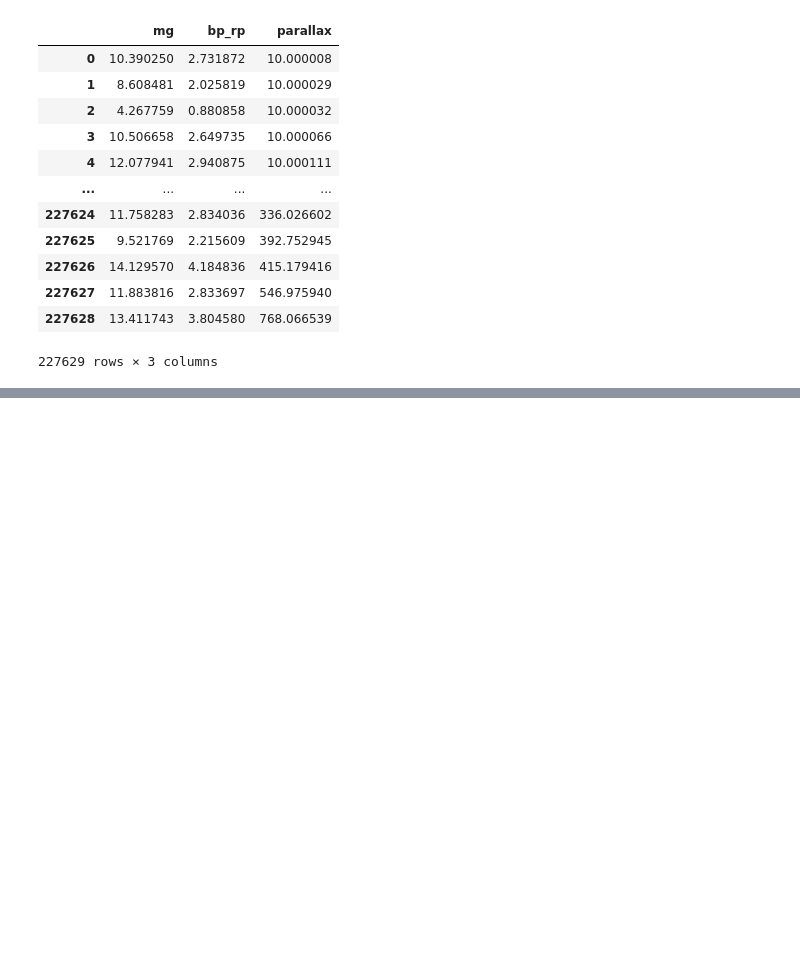
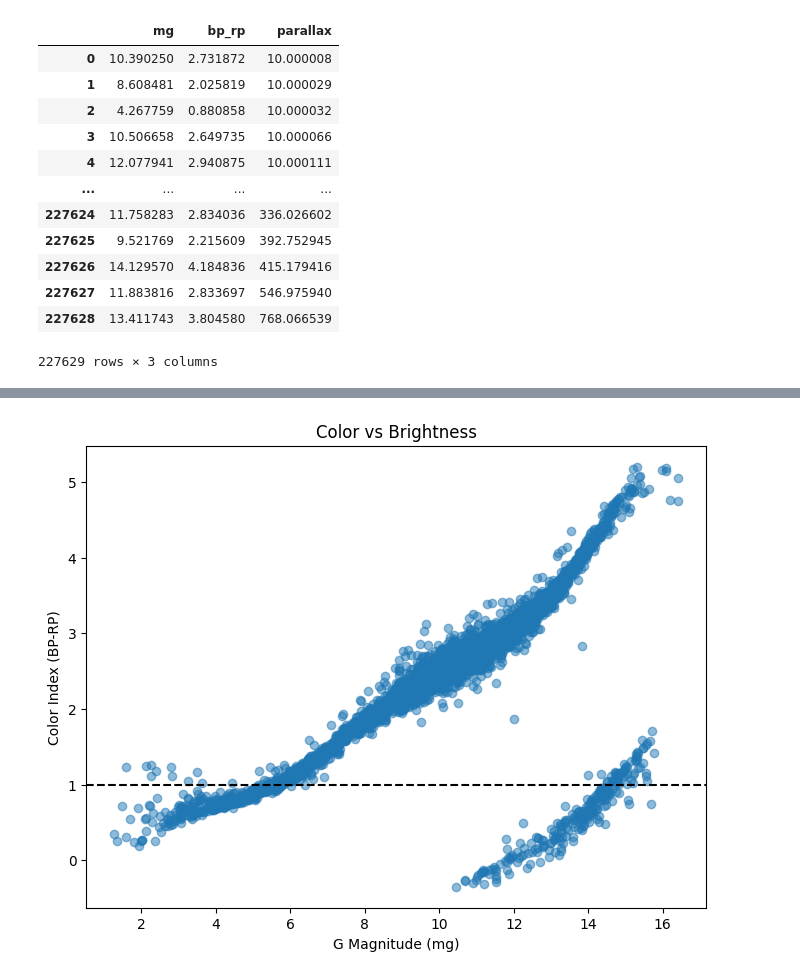
Before and after one commit to R-bna/sci-comp-ii-fall24, a Jupyter notebook: Working/HW4 metropolis sampling.ipynb, the cells around one changed output, grey strips where cells are left out. Saved outputs shown, nothing was run; the diff lists cells and outputs as text; code cells hidden in the pictures; blank space fills up the shorter version.

```diff
--- a/Working/HW4 metropolis sampling.ipynb
+++ b/Working/HW4 metropolis sampling.ipynb
@@ -266,0 +132,10 @@ KeyError: 'brightness'
+# %%
+plt.figure(figsize=(8, 6))
+plt.scatter(filtered_data['mg'], filtered_data['bp_rp'], alpha=0.5)
+plt.xlabel('G Magnitude (mg)')
+plt.ylabel('Color Index (BP-RP)')
+plt.title('Color vs Brightness')
+plt.axhline(y=1, color='black', linestyle='--')
+plt.show()
+# %% [output]
+[figure, added]
```
Also changed, not shown: parts of 15 cells of this notebook.
